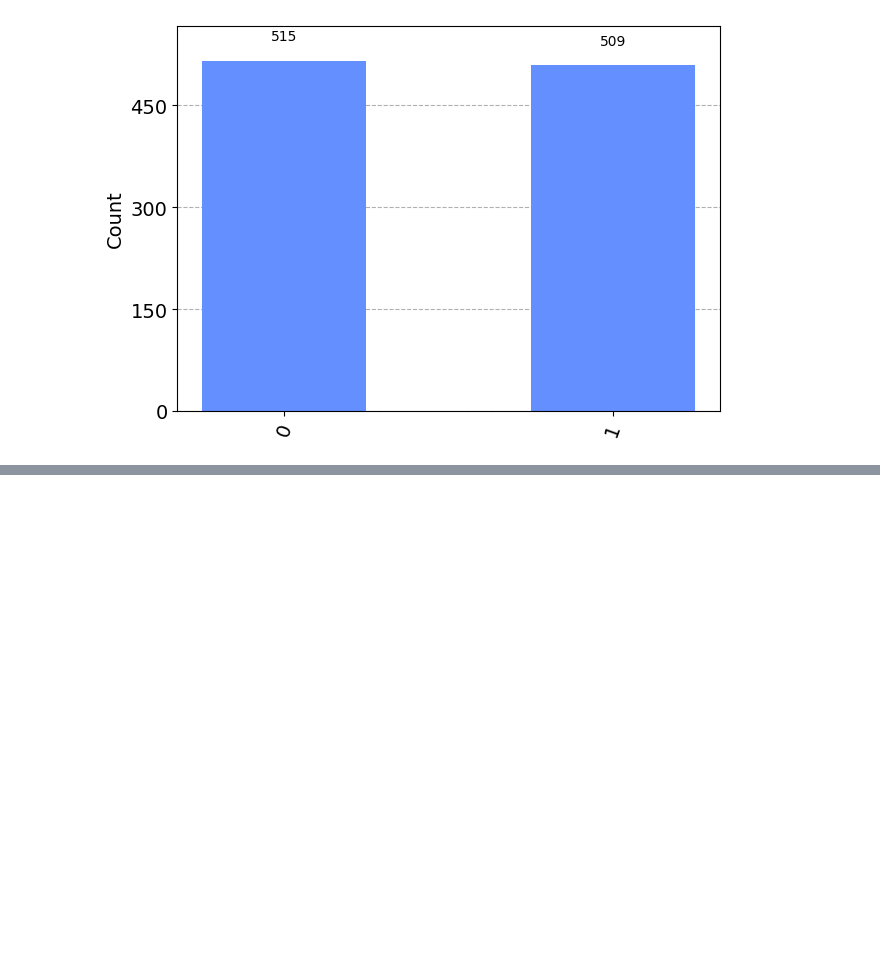
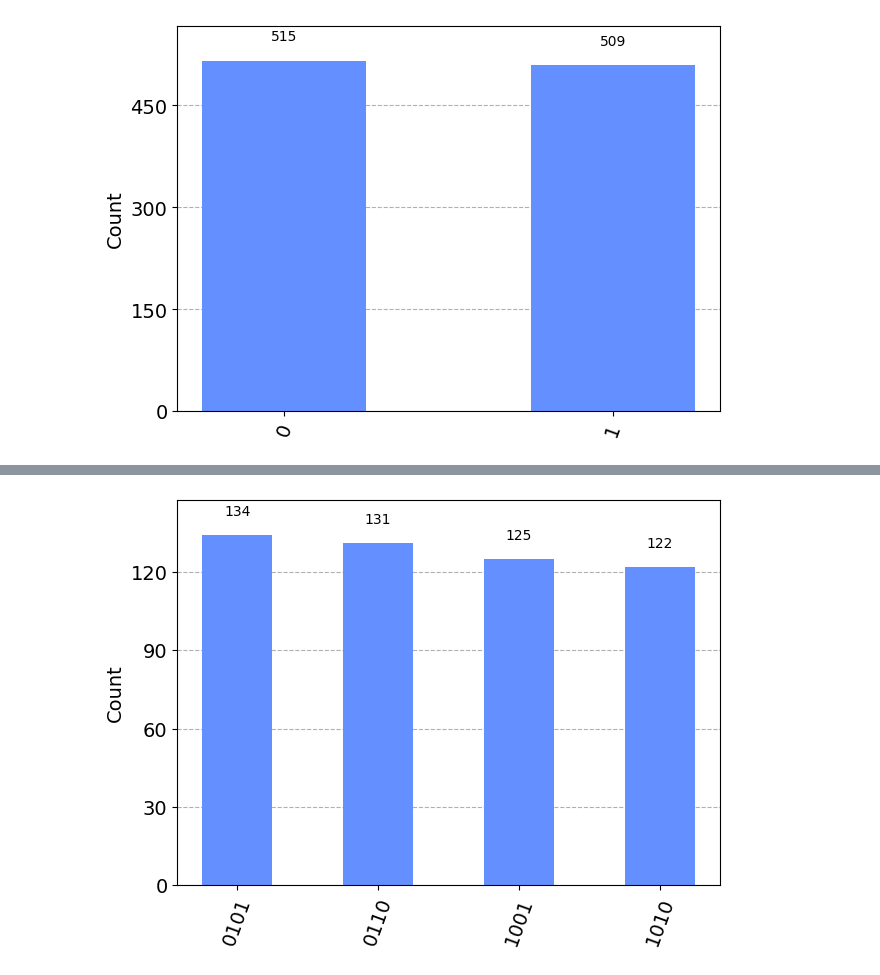
Before and after one commit to RajatSaha1106/Quantum-Noise-Modelling, a Jupyter notebook: Error_Correction_Circuit.ipynb, the cells around one changed output, grey strips where cells are left out. Drawn from its saved outputs; the diff is of its cells as text; code cells hidden in the pictures; blank space fills up the shorter version.

```diff
--- a/Error_Correction_Circuit.ipynb
+++ b/Error_Correction_Circuit.ipynb
@@ -204,0 +245,8 @@ plot_histogram(counts)
+# %%
+sim=Aer.get_backend('qasm_simulator')
+compiled=transpile(QC,sim)
+result=execute(compiled,sim,shots=512).result()
+count=result.get_counts(compiled)
+plot_histogram(count)
+# %% [output]
+[figure, added]
```
Also changed, not shown: parts of 1 cell of this notebook.
